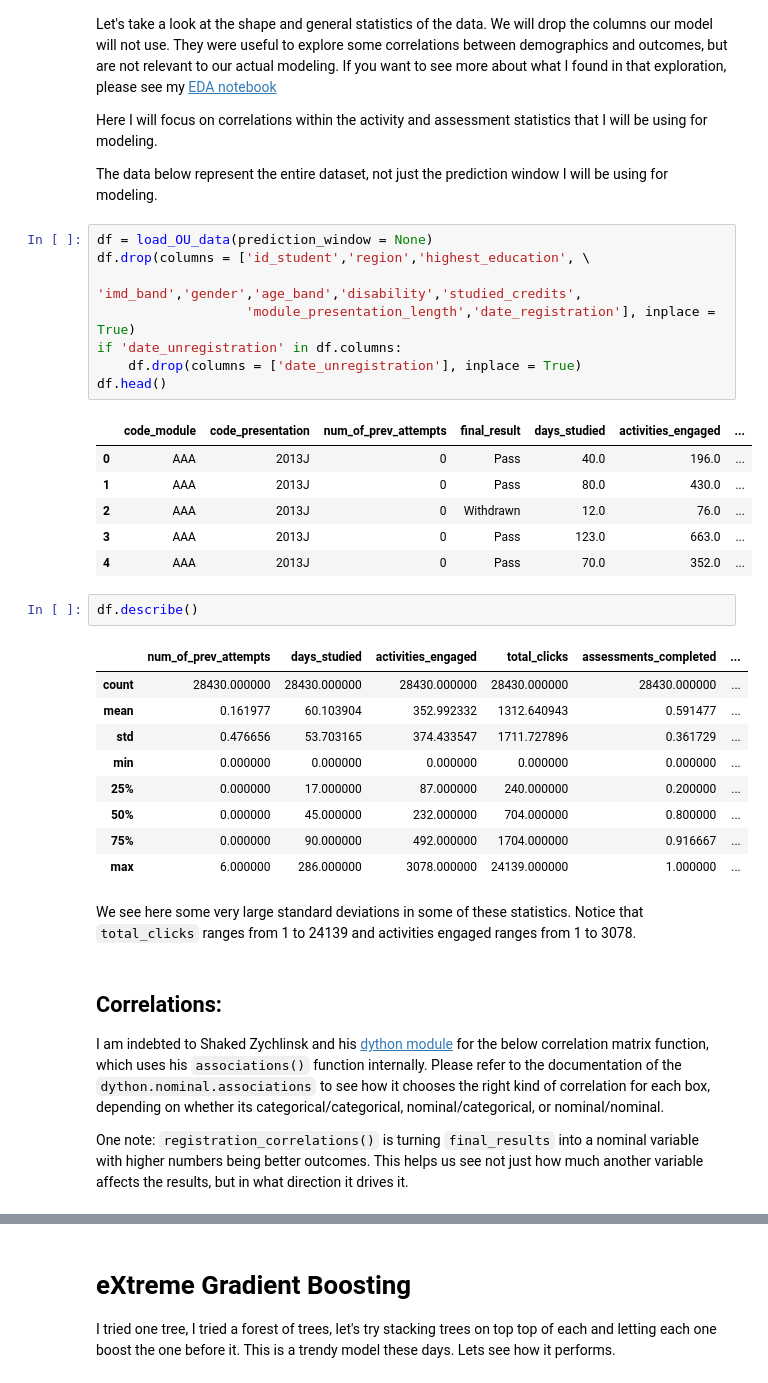
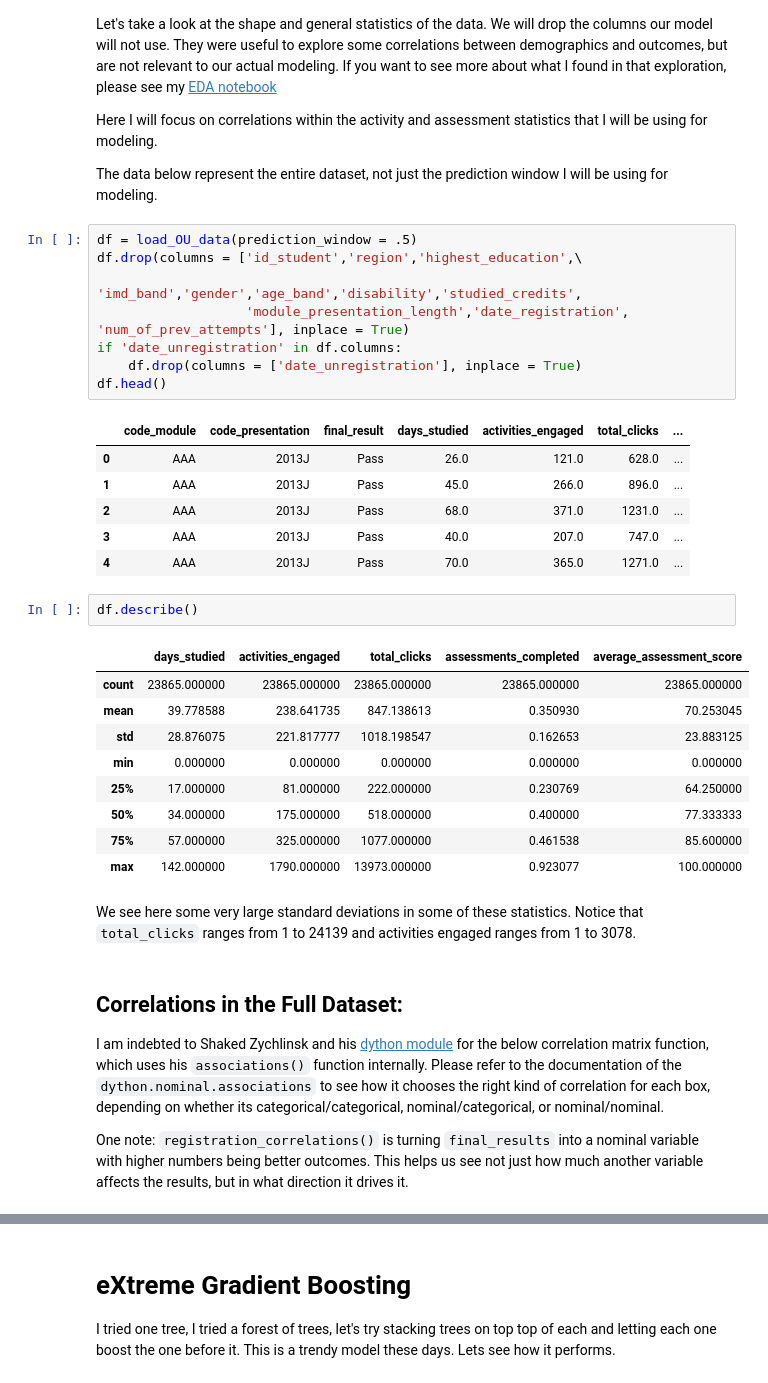
Before and after one commit to Caellwyn/ou_student_predictions, a Jupyter notebook: report/report_notebook.ipynb, the cells around one changed output, grey strips where cells are left out. Saved outputs shown, nothing was run; the diff lists cells and outputs as text.

```diff
--- a/report/report_notebook.ipynb
+++ b/report/report_notebook.ipynb
@@ -103,36 +105,36 @@ Here I will focus on correlations within the activity and assessment statistics
 
 The data below represent the entire dataset, not just the prediction window I will be using for modeling.
 # %%
-df = load_OU_data(prediction_window = None)
-df.drop(columns = ['id_student','region','highest_education', \
+df = load_OU_data(prediction_window = .5)
+df.drop(columns = ['id_student','region','highest_education',\
                    'imd_band','gender','age_band','disability','studied_credits',
-                   'module_presentation_length','date_registration'], inplace = True)
+                   'module_presentation_length','date_registration', 'num_of_prev_attempts'], inplace = True)
 if 'date_unregistration' in df.columns:
     df.drop(columns = ['date_unregistration'], inplace = True)
 df.head()
 # %% [output]
-|  | code_module | code_presentation | num_of_prev_attempts | final_result | days_studied | activities_engaged | ... |
-| 0 | AAA | 2013J | 0 | Pass | 40.0 | 196.0 | ... |
-| 1 | AAA | 2013J | 0 | Pass | 80.0 | 430.0 | ... |
-| 2 | AAA | 2013J | 0 | Withdrawn | 12.0 | 76.0 | ... |
-| 3 | AAA | 2013J | 0 | Pass | 123.0 | 663.0 | ... |
-| 4 | AAA | 2013J | 0 | Pass | 70.0 | 352.0 | ... |
+|  | code_module | code_presentation | final_result | days_studied | activities_engaged | total_clicks | ... |
+| 0 | AAA | 2013J | Pass | 26.0 | 121.0 | 628.0 | ... |
+| 1 | AAA | 2013J | Pass | 45.0 | 266.0 | 896.0 | ... |
+| 2 | AAA | 2013J | Pass | 68.0 | 371.0 | 1231.0 | ... |
+| 3 | AAA | 2013J | Pass | 40.0 | 207.0 | 747.0 | ... |
+| 4 | AAA | 2013J | Pass | 70.0 | 365.0 | 1271.0 | ... |
 # %%
 df.describe()
 # %% [output]
-|  | num_of_prev_attempts | days_studied | activities_engaged | total_clicks | assessments_completed | ... |
-| count | 28430.000000 | 28430.000000 | 28430.000000 | 28430.000000 | 28430.000000 | ... |
-| mean | 0.161977 | 60.103904 | 352.992332 | 1312.640943 | 0.591477 | ... |
-| std | 0.476656 | 53.703165 | 374.433547 | 1711.727896 | 0.361729 | ... |
-| min | 0.000000 | 0.000000 | 0.000000 | 0.000000 | 0.000000 | ... |
-| 25% | 0.000000 | 17.000000 | 87.000000 | 240.000000 | 0.200000 | ... |
-| 50% | 0.000000 | 45.000000 | 232.000000 | 704.000000 | 0.800000 | ... |
-| 75% | 0.000000 | 90.000000 | 492.000000 | 1704.000000 | 0.916667 | ... |
-| max | 6.000000 | 286.000000 | 3078.000000 | 24139.000000 | 1.000000 | ... |
+|  | days_studied | activities_engaged | total_clicks | assessments_completed | average_assessment_score |
+| count | 23865.000000 | 23865.000000 | 23865.000000 | 23865.000000 | 23865.000000 |
+| mean | 39.778588 | 238.641735 | 847.138613 | 0.350930 | 70.253045 |
+| std | 28.876075 | 221.817777 | 1018.198547 | 0.162653 | 23.883125 |
+| min | 0.000000 | 0.000000 | 0.000000 | 0.000000 | 0.000000 |
+| 25% | 17.000000 | 81.000000 | 222.000000 | 0.230769 | 64.250000 |
+| 50% | 34.000000 | 175.000000 | 518.000000 | 0.400000 | 77.333333 |
+| 75% | 57.000000 | 325.000000 | 1077.000000 | 0.461538 | 85.600000 |
+| max | 142.000000 | 1790.000000 | 13973.000000 | 0.923077 | 100.000000 |
 # %% [markdown]
 We see here some very large standard deviations in some of these statistics.  Notice that `total_clicks` ranges from 1 to 24139 and activities engaged ranges from 1 to 3078.
 # %% [markdown]
-## Correlations:
+## Correlations in the Full Dataset:
 I am indebted to Shaked Zychlinsk and his [dython module](https://github.com/shakedzy/dython) for the below correlation matrix function, which uses his `associations()` function internally.  Please refer to the documentation of the `dython.nominal.associations` to see how it chooses the right kind of correlation for each box, depending on whether its categorical/categorical, nominal/categorical, or nominal/nominal.
 
 One note: `registration_correlations()` is turning `final_results` into a nominal variable with higher numbers being better outcomes.  This helps us see not just how much another variable affects the results, but in what direction it drives it.
```
Also changed, not shown: parts of 51 cells of this notebook, 8 other files.
